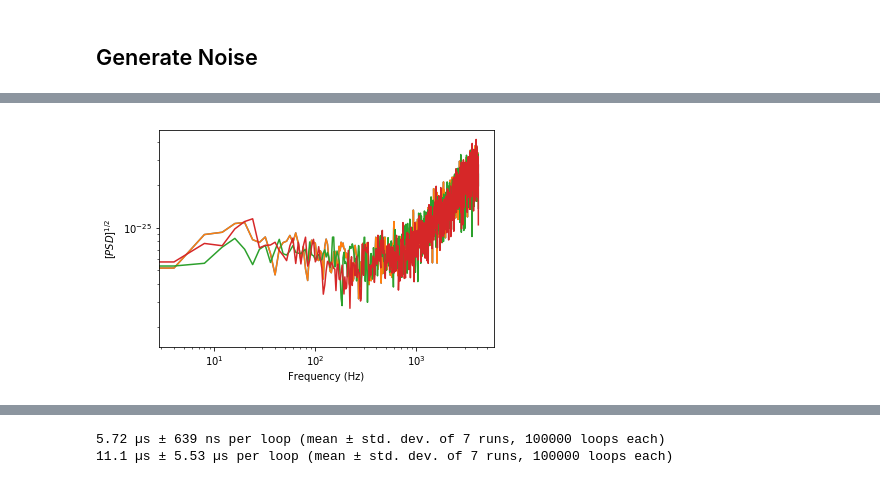
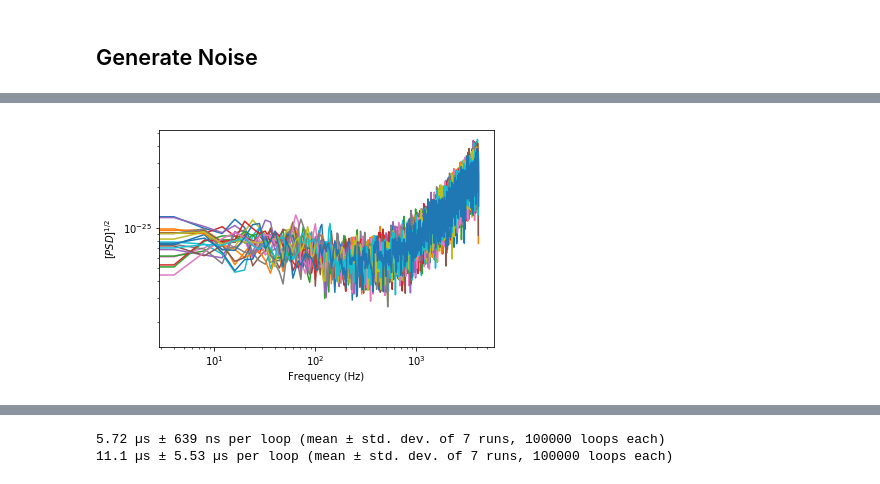
Before and after one commit to iphysresearch/Python4GW, a Jupyter notebook: Gen_GWnoises.ipynb, the cells around one changed output, grey strips where cells are left out. Cells and saved outputs as stored; diff of their text form; code cells hidden in the pictures.

Commit message:
RANDOM_noise_matlab_GPU works now!

```diff
--- a/Gen_GWnoises.ipynb
+++ b/Gen_GWnoises.ipynb
@@ -193,15 +196,28 @@ plt.show()
+# %%
+noise1 = GenNoise_matlab(nDataSamples = 8192, fLow = 20, fHigh = 9000, fs = 8102, filtOrdr = 100, debug = None)
+b = pre_fir()
+noise2 = GenNoise_matlab_np(shape = (10, 8192), b = b)
+b = nd.array(pre_fir().reshape((-1,1)), ctx=ctx)
+noise3 = GenNoise_matlab_nd(shape = (10, 8192), b = b)
 # %%
 from scipy.signal import welch
 [f, pxx] = welch(x = noise1,nperseg=2048, fs = 8192)
 plt.loglog(f, np.sqrt(pxx))
-[f, pxx] = welch(x = noise2[0],nperseg=2048, fs = 8192)
-plt.loglog(f, np.sqrt(pxx))
-[f, pxx] = welch(x = noise2[4],nperseg=2048, fs = 8192)
-plt.loglog(f, np.sqrt(pxx))
-[f, pxx] = welch(x = noise2[-1],nperseg=2048, fs = 8192)
-plt.loglog(f, np.sqrt(pxx))
+
+for i in range(10):
+    [f, pxx] = welch(x = noise2[i],nperseg=2048, fs = 8192)
+    plt.loglog(f, np.sqrt(pxx))
+
+plt.xlabel('Frequency (Hz)')
+plt.ylabel('$[PSD]^{1/2}$')
+# plt.show()
+
+for i in range(10):
+    [f, pxx] = welch(x = noise3.astype('float64').asnumpy()[i],nperseg=2048, fs = 8192, )
+    plt.loglog(f, np.sqrt(pxx))
+
 plt.xlabel('Frequency (Hz)')
 plt.ylabel('$[PSD]^{1/2}$')
 plt.show()
 # %% [output]
-[figure, old version]
+[figure, new version]
```
Also changed, not shown: parts of 18 cells of this notebook, 1 other file.
